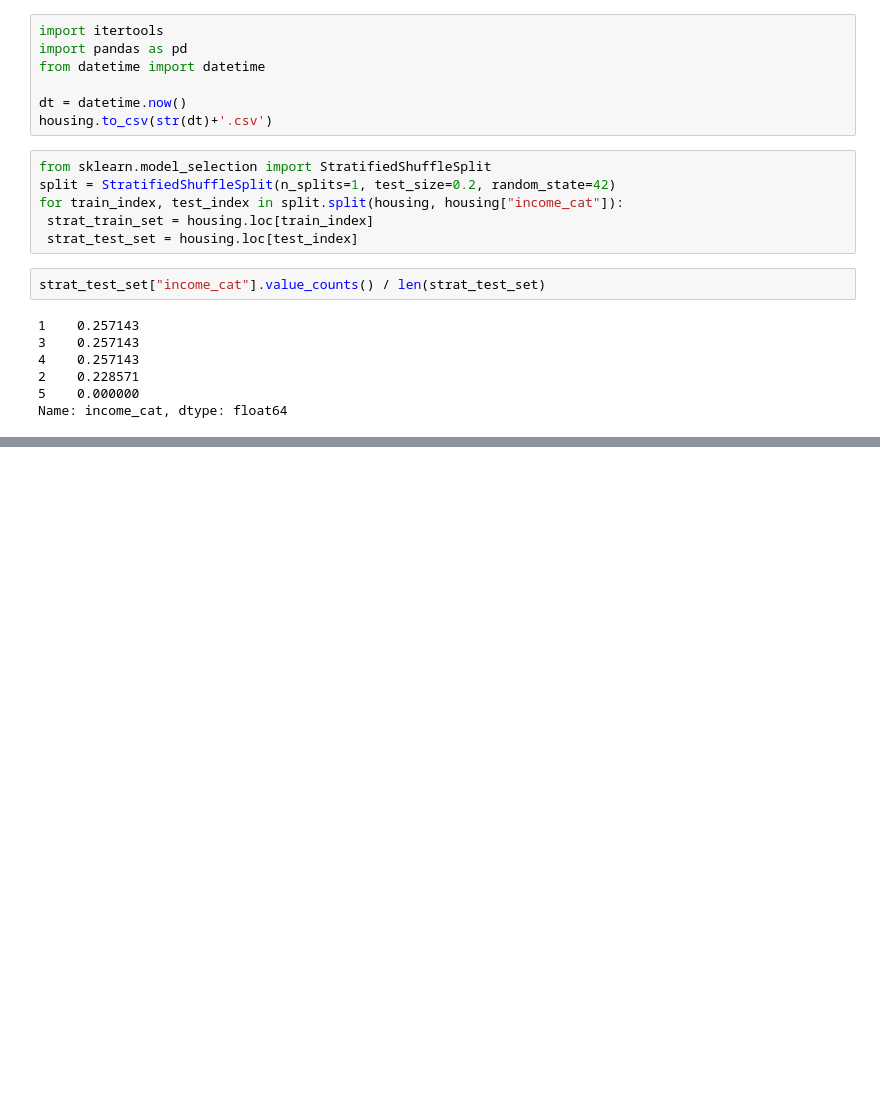
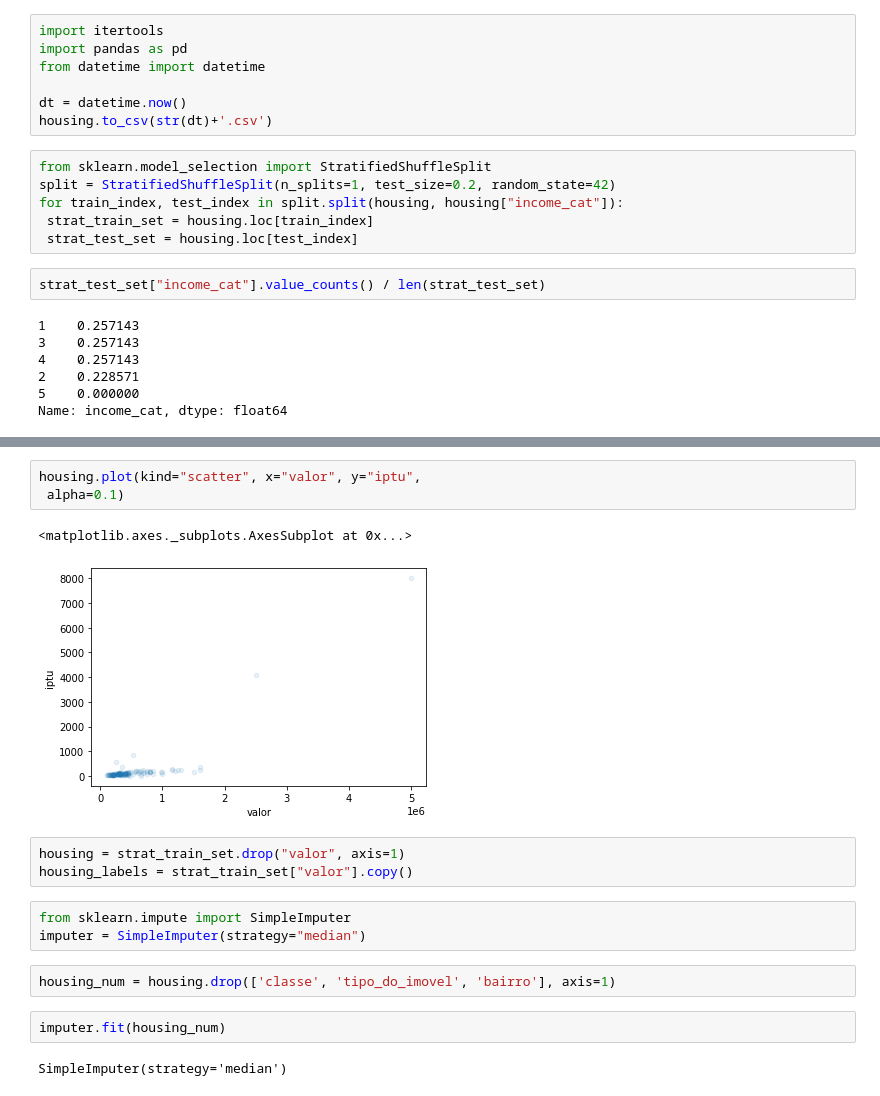
Before and after one commit to RogerSchwartz/preditor-pre-o-de-casas-po-o-de-caldas, a Jupyter notebook: preditor_preço_de_casas_poço_de_caldas.ipynb, the cells around one changed output, grey strips where cells are left out. Saved outputs shown, nothing was run; the diff lists cells and outputs as text; blank space fills up the shorter version.

```diff
--- a/preditor_preço_de_casas_poço_de_caldas.ipynb
+++ b/preditor_preço_de_casas_poço_de_caldas.ipynb
@@ -154,0 +198,18 @@ Name: income_cat, dtype: float64
+# %%
+housing.plot(kind="scatter", x="valor", y="iptu",
+ alpha=0.1)
+# %% [output]
+<matplotlib.axes._subplots.AxesSubplot at 0x...>
+[figure, added]
+# %%
+housing = strat_train_set.drop("valor", axis=1)
+housing_labels = strat_train_set["valor"].copy()
+# %%
+from sklearn.impute import SimpleImputer
+imputer = SimpleImputer(strategy="median")
+# %%
+housing_num = housing.drop(['classe', 'tipo_do_imovel', 'bairro'], axis=1)
+# %%
+imputer.fit(housing_num)
+# %% [output]
+SimpleImputer(strategy='median')
```
Also changed, not shown: parts of 17 cells of this notebook.
